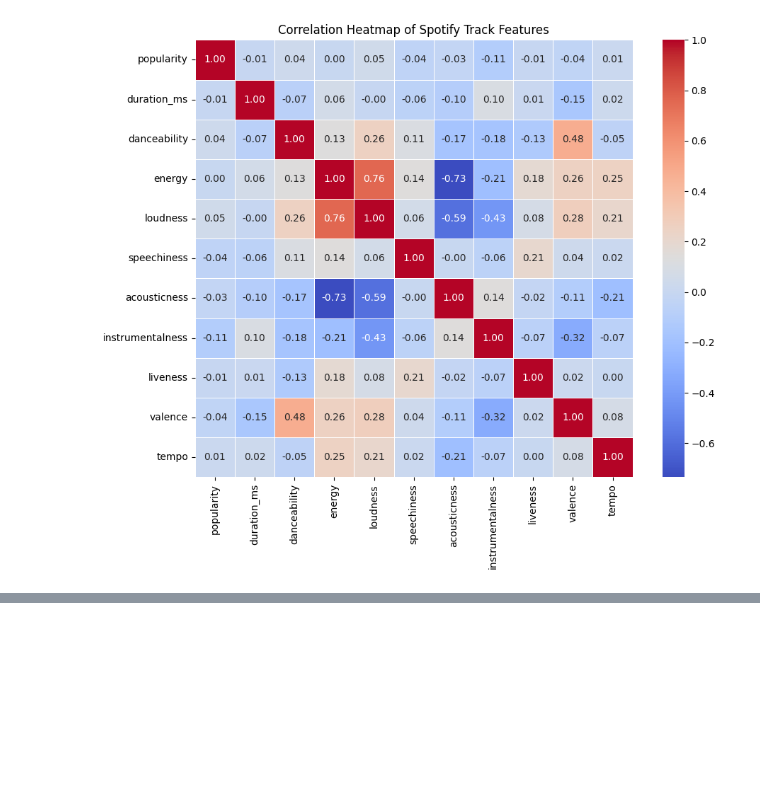
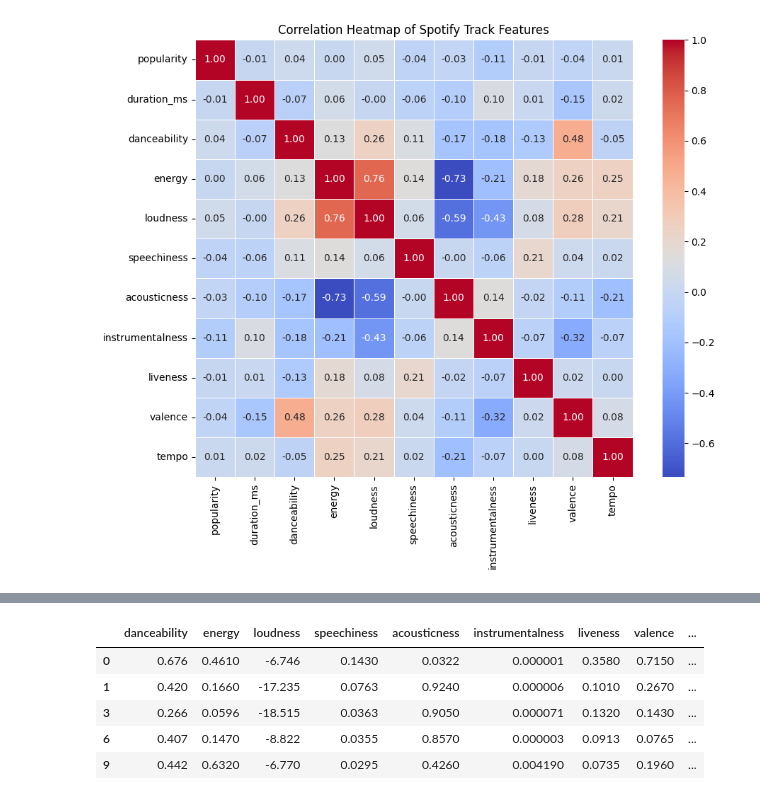
Before and after one commit to andysongyz-dev/brown-summer, a Jupyter notebook: Team4_Spotify_Rec_1_4.ipynb, the cells around one changed output, grey strips where cells are left out. Saved outputs shown, nothing was run; the diff lists cells and outputs as text; code cells hidden in the pictures; blank space fills up the shorter version.

```diff
--- a/Team4_Spotify_Rec_1_4.ipynb
+++ b/Team4_Spotify_Rec_1_4.ipynb
@@ -238,0 +261,26 @@ plt.show()
+# %%
+import pandas as pd
+import numpy as np
+
+#remove rows containing -99
+tracks_df_cleans = tracks_df[
+    (tracks_df['instrumentalness'] != -99)&
+    (tracks_df['acousticness'] != -99)
+]
+
+#define features
+audio_features = [
+    'danceability', 'energy', 'loudness', 'speechiness', 'acousticness',
+    'instrumentalness', 'liveness', 'valence', 'tempo'
+]
+
+# Prepare the features
+spotify_feature = tracks_df_cleans[audio_features]
+display(spotify_feature.head())
+# %% [output]
+|  | danceability | energy | loudness | speechiness | acousticness | instrumentalness | liveness | valence | ... |
+| 0 | 0.676 | 0.4610 | -6.746 | 0.1430 | 0.0322 | 0.000001 | 0.3580 | 0.7150 | ... |
+| 1 | 0.420 | 0.1660 | -17.235 | 0.0763 | 0.9240 | 0.000006 | 0.1010 | 0.2670 | ... |
+| 3 | 0.266 | 0.0596 | -18.515 | 0.0363 | 0.9050 | 0.000071 | 0.1320 | 0.1430 | ... |
+| 6 | 0.407 | 0.1470 | -8.822 | 0.0355 | 0.8570 | 0.000003 | 0.0913 | 0.0765 | ... |
+| 9 | 0.442 | 0.6320 | -6.770 | 0.0295 | 0.4260 | 0.004190 | 0.0735 | 0.1960 | ... |
```
Also changed, not shown: parts of 17 cells of this notebook.
